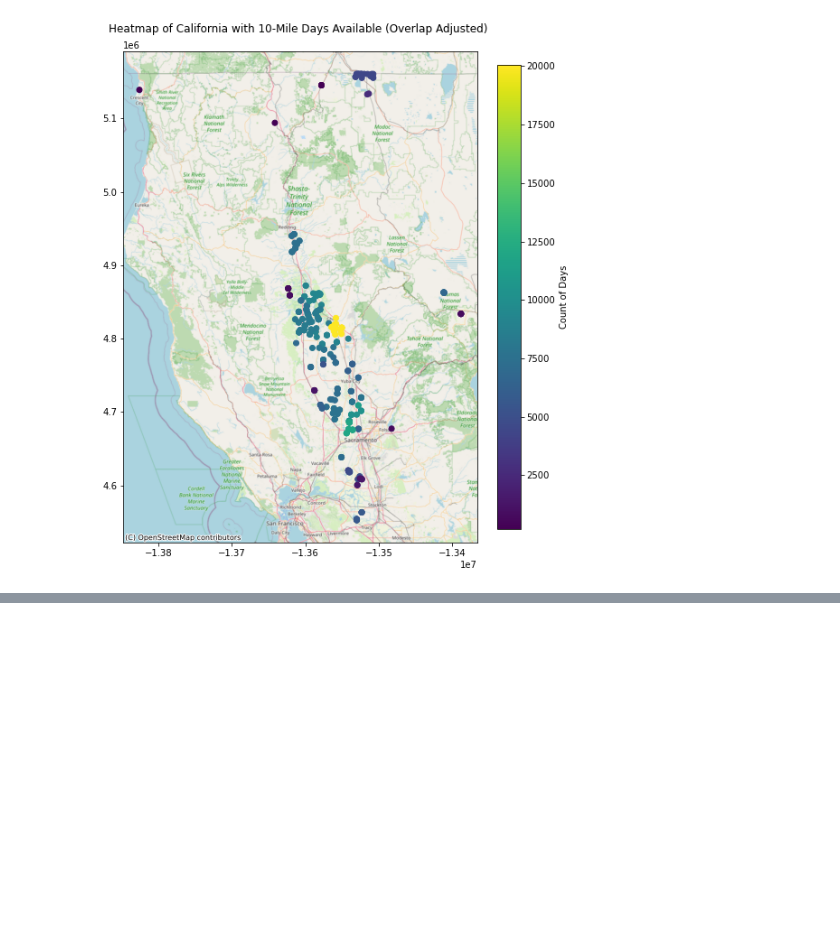
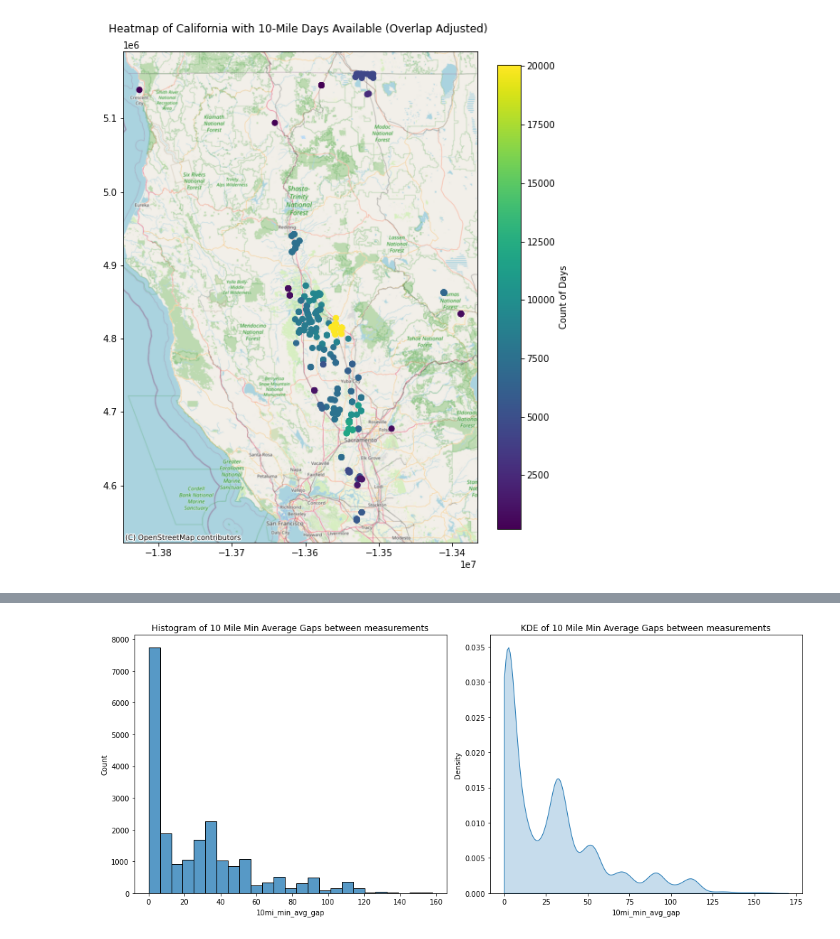
Before and after one commit to nicr0ss/DS-Honours, a Jupyter notebook: notebooks/DWR Historic Wells.ipynb, the cells around one changed output, grey strips where cells are left out. Cells and saved outputs as stored; diff of their text form; code cells hidden in the pictures; blank space fills up the shorter version.

```diff
--- a/notebooks/DWR Historic Wells.ipynb
+++ b/notebooks/DWR Historic Wells.ipynb
@@ -259,0 +410,20 @@ plt.show()
+# %%
+plt.figure(figsize=(14, 6))
+
+plt.subplot(1, 2, 1)
+sns.histplot(periodic_gpd[(periodic_gpd["10mi_min_avg_gap"] < periodic_gpd["10mi_min_avg_gap"].quantile(0.975)) &
+            (periodic_gpd["10mi_min_avg_gap"] > periodic_gpd["10mi_min_avg_gap"].quantile(0.025))
+            ]["10mi_min_avg_gap"], bins=25)
+plt.title("Histogram of 10 Mile Min Average Gaps between measurements")
+
+plt.subplot(1, 2, 2)
+sns.kdeplot(periodic_gpd[(periodic_gpd["10mi_min_avg_gap"] < periodic_gpd["10mi_min_avg_gap"].quantile(0.975)) &
+            (periodic_gpd["10mi_min_avg_gap"] > periodic_gpd["10mi_min_avg_gap"].quantile(0.025))
+            ]["10mi_min_avg_gap"], clip=(0,None), fill=True)
+plt.title("KDE of 10 Mile Min Average Gaps between measurements")
+
+plt.tight_layout()
+
+plt.show()
+# %% [output]
+[figure, added]
```
Also changed, not shown: parts of 28 cells of this notebook.
